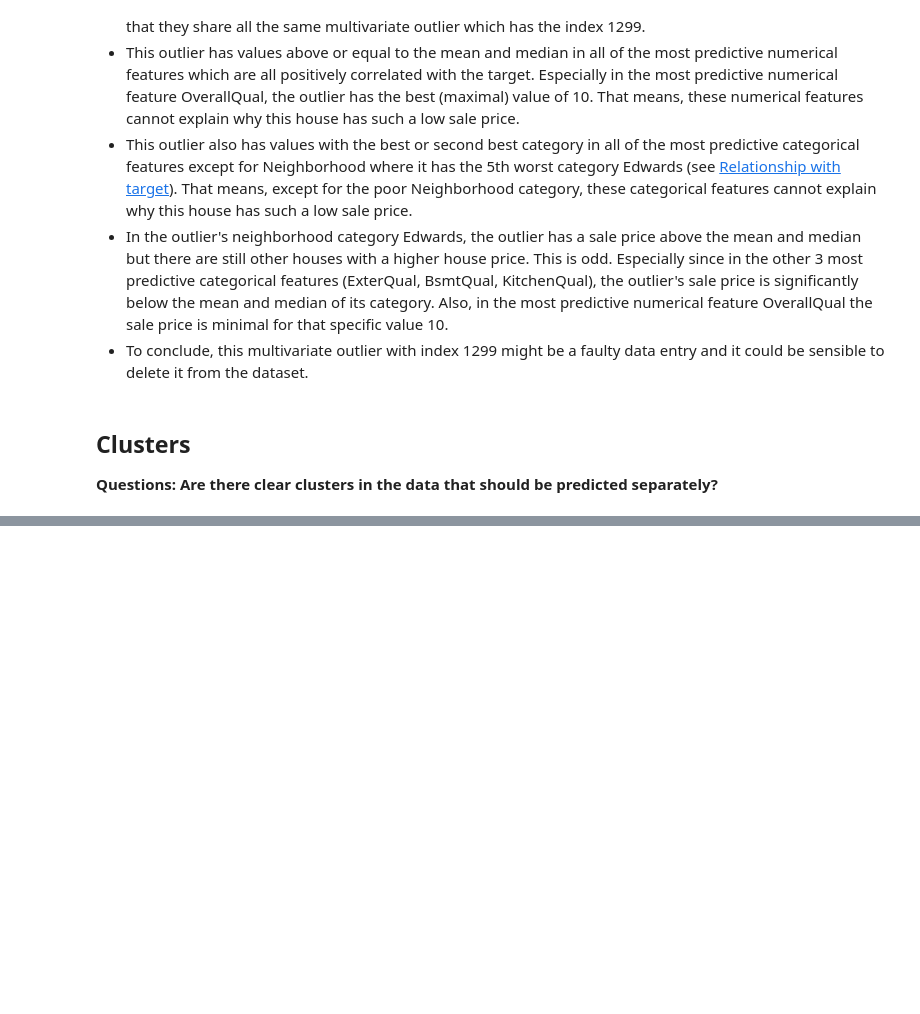
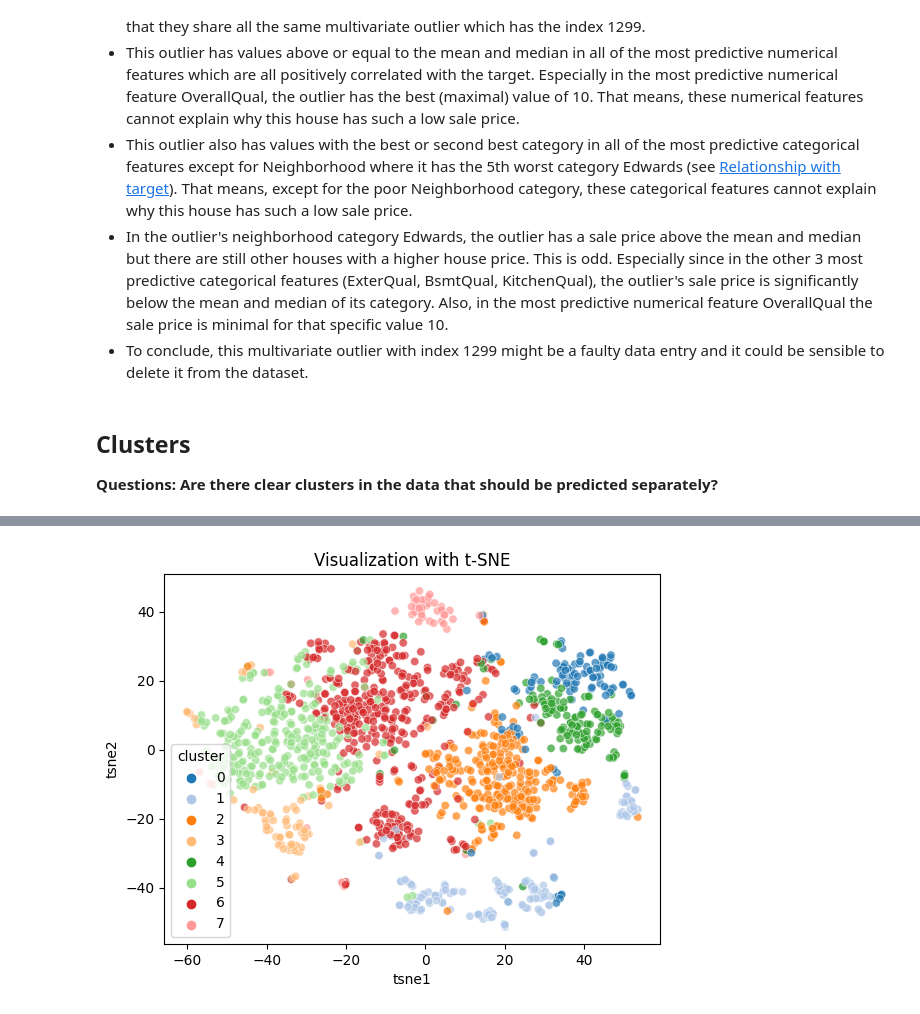
Before and after one commit to ronja-s/ames_housing_prices, a Jupyter notebook: jupyter_notebooks/03_exploratory_data_analysis.ipynb, the cells around one changed output, grey strips where cells are left out. Cells and saved outputs as stored; diff of their text form; code cells hidden in the pictures; blank space fills up the shorter version.

Commit message:
Add section clusters

```diff
--- a/jupyter_notebooks/03_exploratory_data_analysis.ipynb
+++ b/jupyter_notebooks/03_exploratory_data_analysis.ipynb
@@ -1383,0 +1404,88 @@ Findings:
+# %%
+def perform_standard_preprocessing(
+    X: pd.DataFrame,
+    with_encoding: bool = True,
+    with_imputing: bool = True,
+    with_scaling: bool = True,
+) -> np.array:
+    index = X.index
+    if with_encoding:
+        encoder = OrdinalEncoder()
+        X = encoder.fit_transform(X)
+    if with_imputing:
+        imputer = SimpleImputer()
+        X = imputer.fit_transform(X)
+    if with_scaling:
+        std = StandardScaler()
+        X = std.fit_transform(X)
+    return pd.DataFrame(data=X, index=index)
+
+
+def perform_kmeans_clustering(
+    X: pd.DataFrame,
+    n_clusters: int,
+    with_pca: bool = False,
+    pca_components: Optional[int] = None,
+    random_state: int = 0,
+) -> pd.Series:
+    index = X.index
+    if with_pca:
+        # pca can remove noise and reduce comptutation time
+        pca = PCA(n_components=pca_components, random_state=random_state)
+        X = pca.fit_transform(X)
+        explained_variance = np.sum(pca.explained_variance_ratio_)
+        print(
+            f"{round(explained_variance*100)}% of the variance is explained by the"
+            " chosen number of PCA components."
+        )
+
+    kmeans = KMeans(
+        n_clusters=n_clusters, random_state=random_state, init="random", n_init=20
+    )
+    clusters = kmeans.fit_predict(X)
+
+    return pd.Series(index=index, data=clusters, name="cluster")
+
+
+def create_tsne_plot(
+    X: pd.DataFrame, hue: Optional[pd.Series] = None, random_state: int = 0
+) -> None:
+    PLOT_DIMENSION = 2
+    tsne = TSNE(n_components=PLOT_DIMENSION, perplexity=20, random_state=random_state)
+    tsne_X = tsne.fit_transform(X)
+
+    tsne_df = pd.DataFrame({"tsne1": tsne_X[:, 0], "tsne2": tsne_X[:, 1]})
+    if hue is not None:
+        hue_col = hue.name
+        tsne_df[hue_col] = hue.values
+    else:
+        hue_col = None
+    sns.scatterplot(
+        x="tsne1",
+        y="tsne2",
+        hue=hue_col,
+        data=tsne_df,
+        palette="tab20",
+        alpha=0.7,
+    )
+    plt.title(f"Visualization with t-SNE")
+    plt.show()
+
+
+# note: use the manual handling of missing values since it is more reasonable
+X_preprocessed = perform_standard_preprocessing(X=X_train_no_nan)
+
+clusters = perform_kmeans_clustering(
+    X=X_preprocessed, n_clusters=8, with_pca=True, pca_components=60
+)
+create_tsne_plot(X=X_preprocessed, hue=clusters)
+
+# plot target in different clusters:
+plot_relationship(y=y_train_no_nan, x=clusters, x_is_categorical=True)
+
+# perform one-way ANOVA test for clusters:
+cluster_disparity = perform_oneway_anova_test(
+    cat_variable=clusters, num_variable=y_train_no_nan
+)
+print(f"Disparity for the clusters with respect to the target: {cluster_disparity}")
+# %% [output]
@@ -1383,0 +1493 @@ Findings:
+[figure, added]
```
Also changed, not shown: parts of 8 cells of this notebook.
